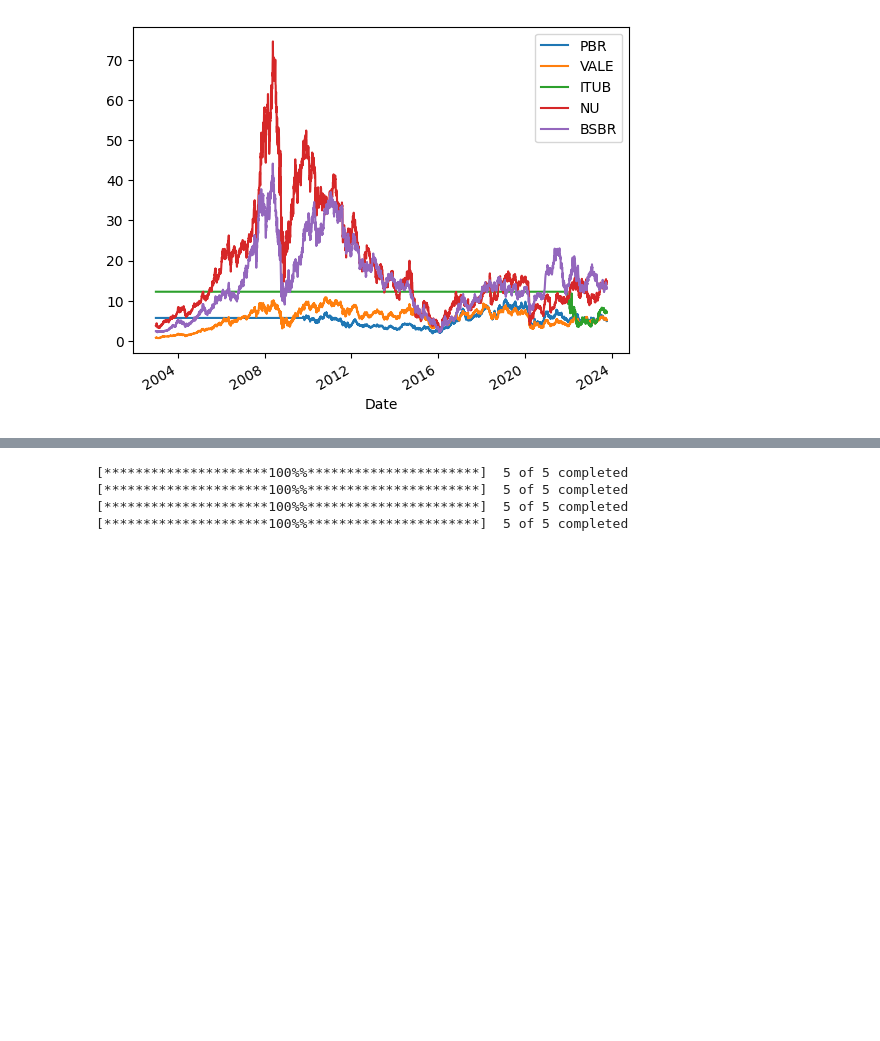
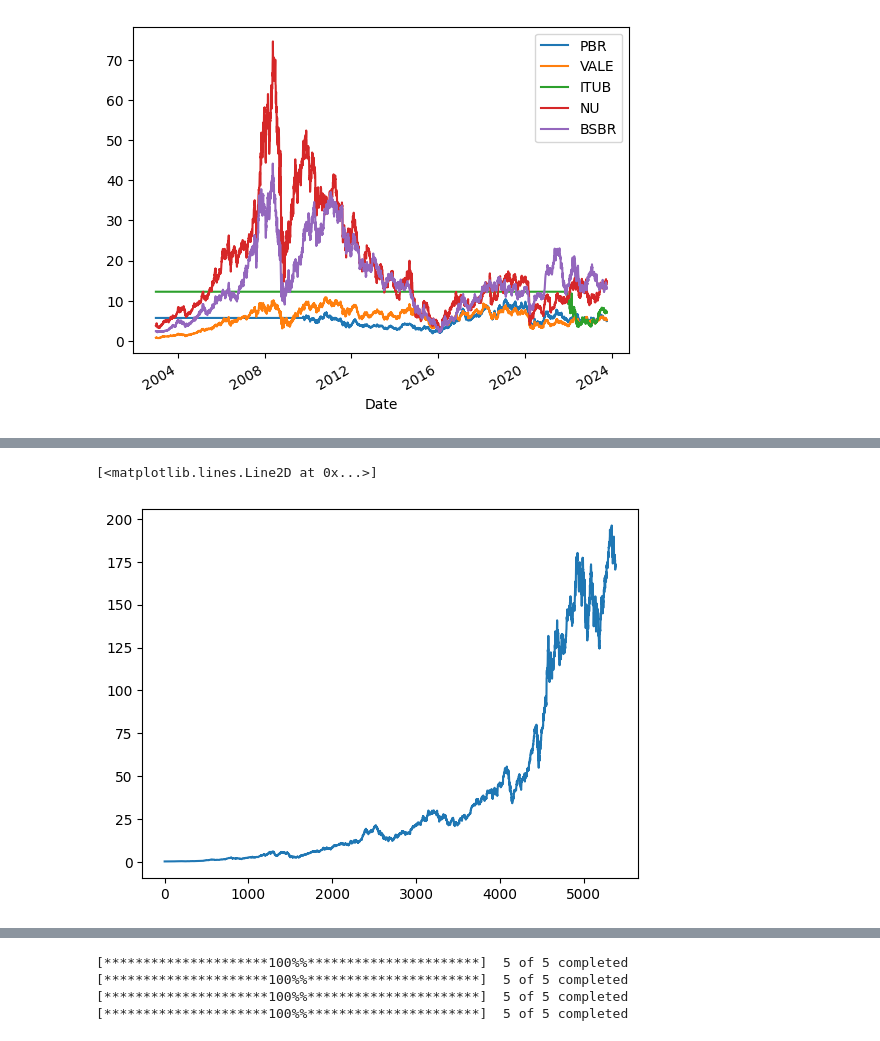
Before and after one commit to anaconda121/CTC, a Jupyter notebook: CTC_Systematic_Equities_Notebook.ipynb, the cells around one changed output, grey strips where cells are left out. Saved outputs shown, nothing was run; the diff lists cells and outputs as text; code cells hidden in the pictures; blank space fills up the shorter version.

```diff
--- a/CTC_Systematic_Equities_Notebook.ipynb
+++ b/CTC_Systematic_Equities_Notebook.ipynb
@@ -224,0 +217,5 @@ Epoch 100/100
+# %%
+plt.plot(curr_data["Adj Close"])
+# %% [output]
+[<matplotlib.lines.Line2D at 0x...>]
+[figure, added]
```
Also changed, not shown: parts of 21 cells of this notebook.
